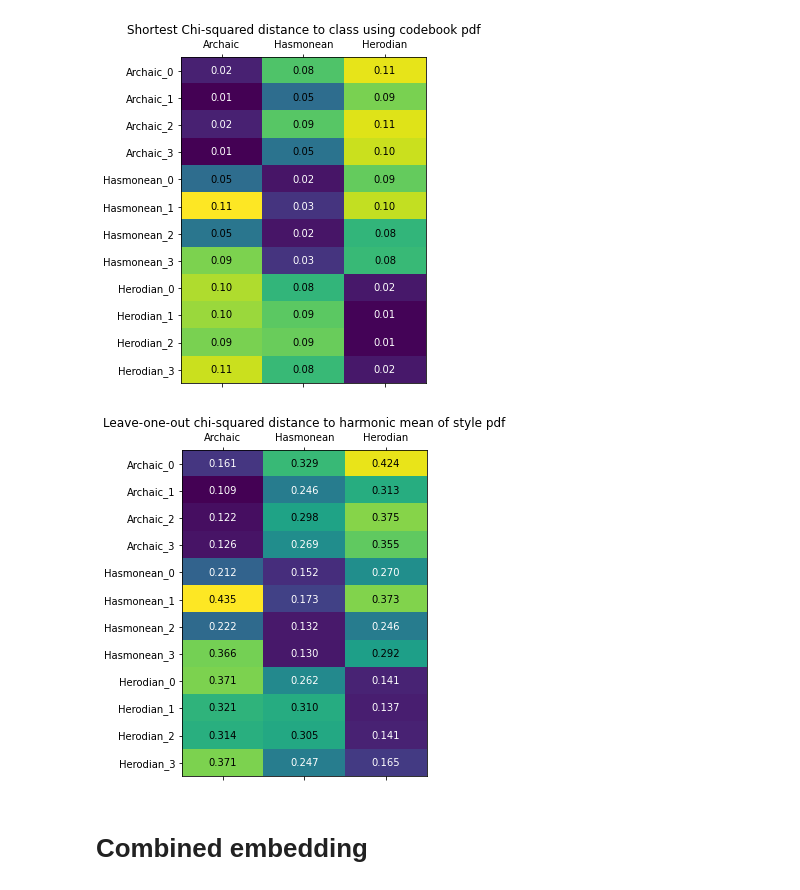
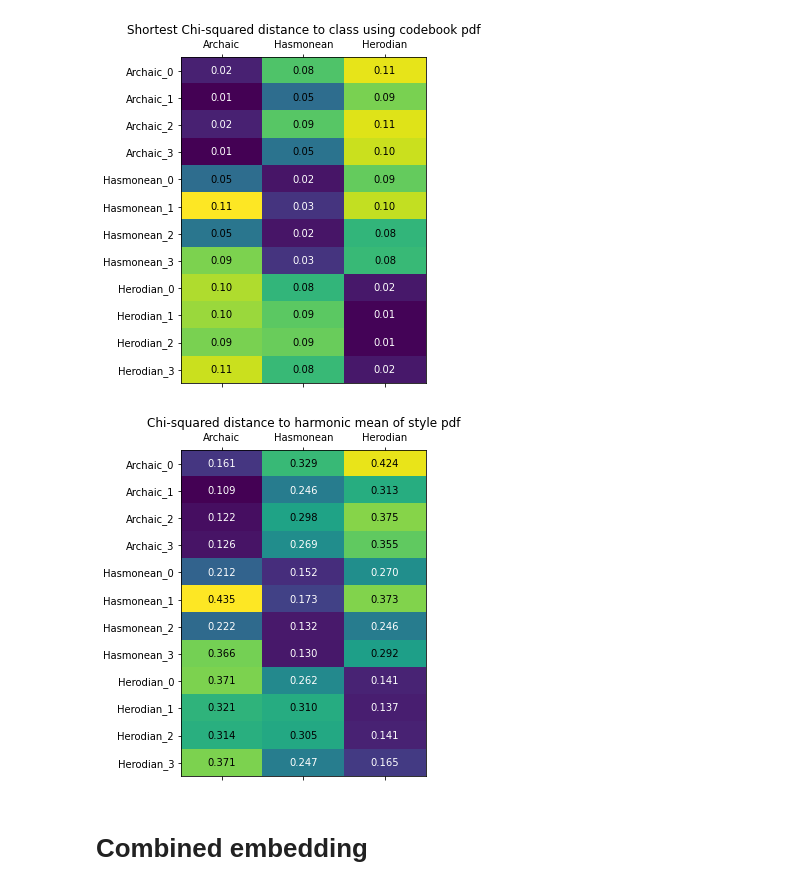
Before and after one commit to rikvegter/handwriting_recognition, a Jupyter notebook: style/scripts/classify.ipynb, the cells around one changed output. Cells and saved outputs as stored; diff of their text form; code cells hidden in the pictures.

```diff
--- a/style/scripts/classify.ipynb
+++ b/style/scripts/classify.ipynb
@@ -210,9 +210,7 @@ plt.scatter(train_embedding[:, 0], train_embedding[:, 1], c=codebook_labels, s=0
 [figure]
 # %%
 # Classify the fragment embedding using this clustering
-fragment_encoding = codebook_kmeans.fit_predict(fragment_embedding)
-
-
+fragment_encoding = codebook_kmeans.predict(fragment_embedding)
 
 # Is there a difference between the fragments of the different styles?
 id_str = np.array(fragment_fraglets.img_id.values, dtype='str')
@@ -324,35 +322,35 @@ for i in range(12):
         a = selected_codepoints[i] / np.sum(selected_codepoints[i])
         #print(a)
         b =  class_density[j]
 #         print(np.sum(a), np.sum(b))
 #         plt.plot(a / a.sum())
 #         plt.plot(b)
 #         plt.show()
         chisq = np.sum((a - b)**2 / (a + b))
         style_distances[i, j] = chisq
 #         print(i, j, chisq)
 fig, ax = plt.subplots(1, 1, figsize = (6, 6))
 ax.matshow(style_distances, aspect = 1/3)
 #ax[0] = plt.gca()
 ax.set_xticks(np.arange(len(style_labels)))
 ax.set_xticklabels(style_labels)
 ax.set_yticks(np.arange(len(frag_labels)))
 ax.set_yticklabels(np.char.lstrip(frag_labels, 'style_fragments_'))
 #ax[1].colorbar(label = "Leave-one-out Chi-squares distance")
 dist_range = np.ptp(style_distances)
 min_dist = np.min(style_distances)
 for i in range(len(style_labels)):
     for j in range(len(frag_labels)):
         c = 'w' if ((style_distances[j, i] - min_dist) / dist_range < 0.5) else 'k'
         text = ax.text(i, j, "{:.3f}".format(style_distances[j, i]),
                        ha="center", va="center", color=c)
 frag_labels = np.unique(id_str)
 style_labels = ['Archaic', 'Hasmonean', 'Herodian']
-plt.title("Leave-one-out chi-squared distance to harmonic mean of style pdf")
+plt.title("Chi-squared distance to harmonic mean of style pdf")
 plt.savefig("../plots/style_classification_chisq_hmean.eps")
 plt.savefig("../plots/style_classification_chisq_hmean.png")
 # %% [output]
-[figure, old version]
+[figure, new version]
 # %% [markdown]
 # Combined embedding
 # %%
```
Also changed, not shown: 9 other files.
